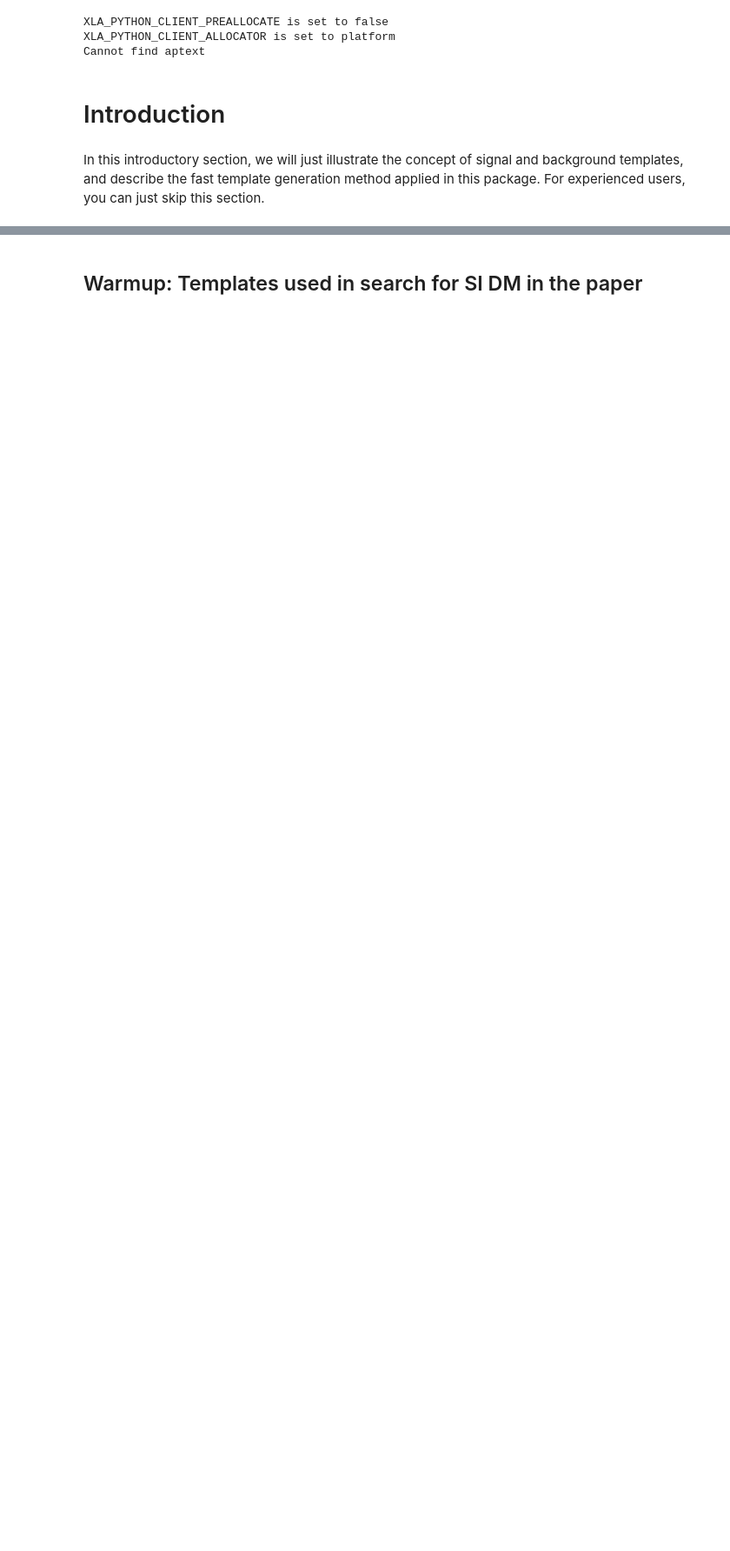
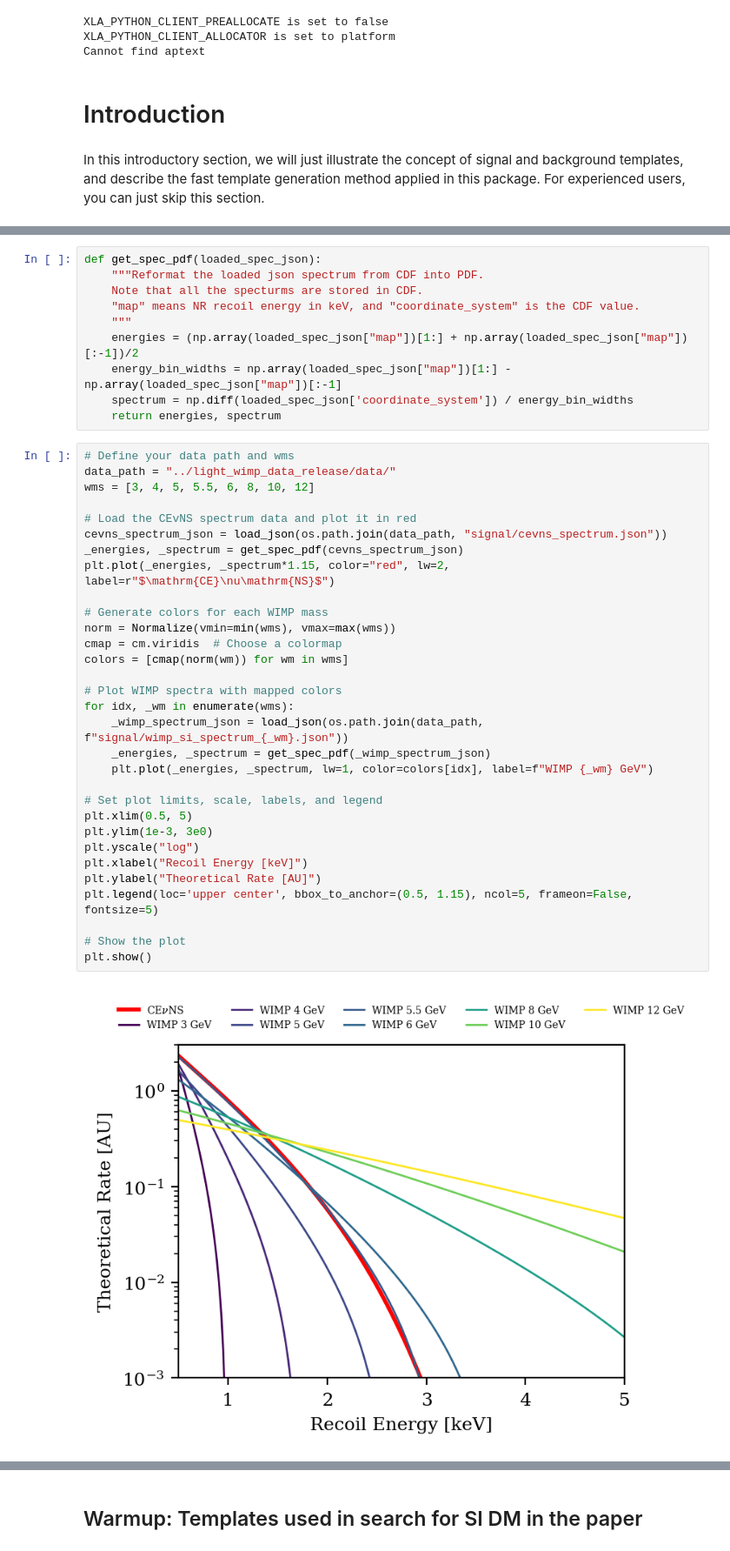
Before and after one commit to XENONnT/light_wimp_data_release, a Jupyter notebook: notebooks/1. Templates.ipynb, the cells around one changed output, grey strips where cells are left out. Shown at 87% size. Cells and saved outputs as stored; diff of their text form; blank space fills up the shorter version.

```diff
--- a/notebooks/1. Templates.ipynb
+++ b/notebooks/1. Templates.ipynb
@@ -31,0 +41,43 @@ In this introductory section, we will just illustrate the concept of signal and
+# %%
+def get_spec_pdf(loaded_spec_json):
+    """Reformat the loaded json spectrum from CDF into PDF.
+    Note that all the specturms are stored in CDF.
+    "map" means NR recoil energy in keV, and "coordinate_system" is the CDF value.
+    """
+    energies = (np.array(loaded_spec_json["map"])[1:] + np.array(loaded_spec_json["map"])[:-1])/2
+    energy_bin_widths = np.array(loaded_spec_json["map"])[1:] - np.array(loaded_spec_json["map"])[:-1]
+    spectrum = np.diff(loaded_spec_json['coordinate_system']) / energy_bin_widths
+    return energies, spectrum
+# %%
+# Define your data path and wms
+data_path = "../light_wimp_data_release/data/"
+wms = [3, 4, 5, 5.5, 6, 8, 10, 12]
+
+# Load the CEvNS spectrum data and plot it in red
+cevns_spectrum_json = load_json(os.path.join(data_path, "signal/cevns_spectrum.json"))
+_energies, _spectrum = get_spec_pdf(cevns_spectrum_json)
+plt.plot(_energies, _spectrum*1.15, color="red", lw=2, label=r"$\mathrm{CE}\nu\mathrm{NS}$")
+
+# Generate colors for each WIMP mass
+norm = Normalize(vmin=min(wms), vmax=max(wms))
+cmap = cm.viridis  # Choose a colormap
+colors = [cmap(norm(wm)) for wm in wms]
+
+# Plot WIMP spectra with mapped colors
+for idx, _wm in enumerate(wms):
+    _wimp_spectrum_json = load_json(os.path.join(data_path, f"signal/wimp_si_spectrum_{_wm}.json"))
+    _energies, _spectrum = get_spec_pdf(_wimp_spectrum_json)
+    plt.plot(_energies, _spectrum, lw=1, color=colors[idx], label=f"WIMP {_wm} GeV")
+
+# Set plot limits, scale, labels, and legend
+plt.xlim(0.5, 5)
+plt.ylim(1e-3, 3e0)
+plt.yscale("log")
+plt.xlabel("Recoil Energy [keV]")
+plt.ylabel("Theoretical Rate [AU]")
+plt.legend(loc='upper center', bbox_to_anchor=(0.5, 1.15), ncol=5, frameon=False, fontsize=5)
+
+# Show the plot
+plt.show()
+# %% [output]
+[figure, added]
```
Also changed, not shown: parts of 40 cells of this notebook, 1 other file.
